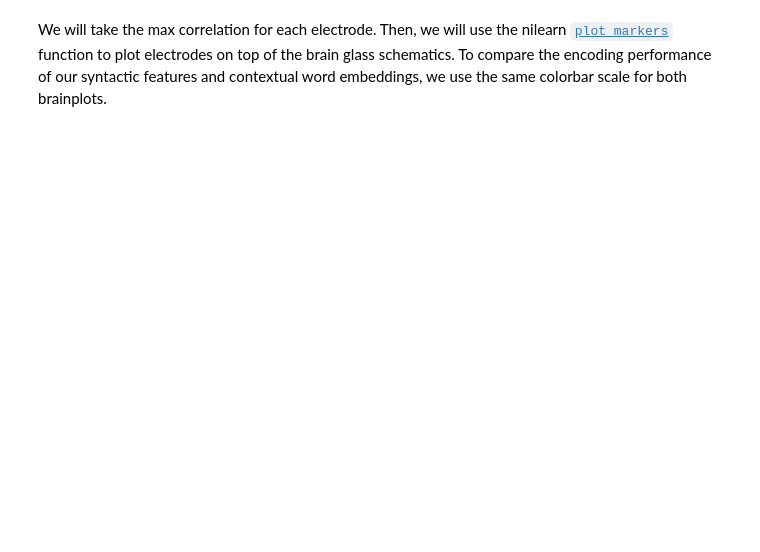
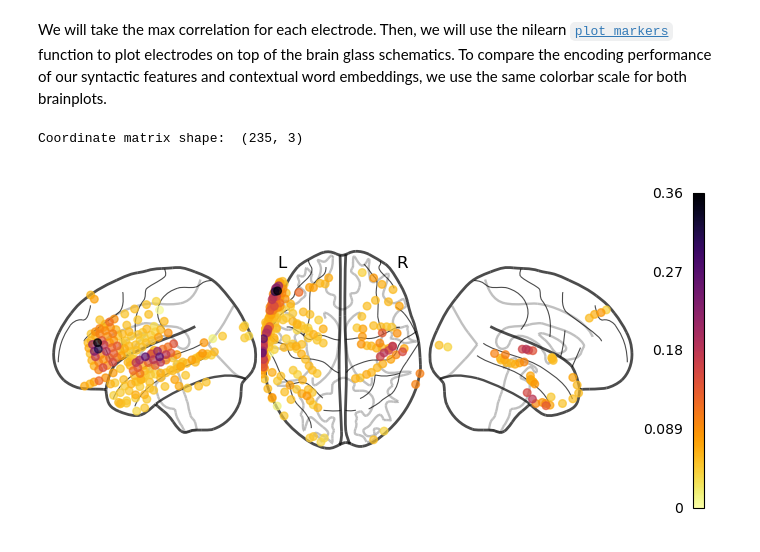
Before and after one commit to hassonlab/podcast-ecog-tutorials, a Jupyter notebook: notebooks/04-encoding.ipynb, the cells around one changed output. Cells and saved outputs as stored; diff of their text form; code cells hidden in the pictures; blank space fills up the shorter version.

```diff
--- a/notebooks/04-encoding.ipynb
+++ b/notebooks/04-encoding.ipynb
@@ -282,0 +350,16 @@ fig.show()
+# %%
+values = corrs_embedding.mean(0).max(-1)
+
+ch2loc = {ch['ch_name']: ch['loc'][:3] for ch in raw.info['chs']}
+coords = np.vstack([ch2loc[ch] for ch in raw.info['ch_names']])
+coords *= 1000  # nilearn likes to plot in meters, not mm
+print("Coordinate matrix shape: ", coords.shape)
+
+order = values.argsort()
+plot_markers(values[order], coords[order],
+             node_size=30, display_mode='lzr',
+             node_vmin=0, node_cmap='inferno_r', colorbar=True)
+plt.show()
+# %% [output]
+Coordinate matrix shape:  (235, 3)
+[figure, added]
```
Also changed, not shown: parts of 37 cells of this notebook.
